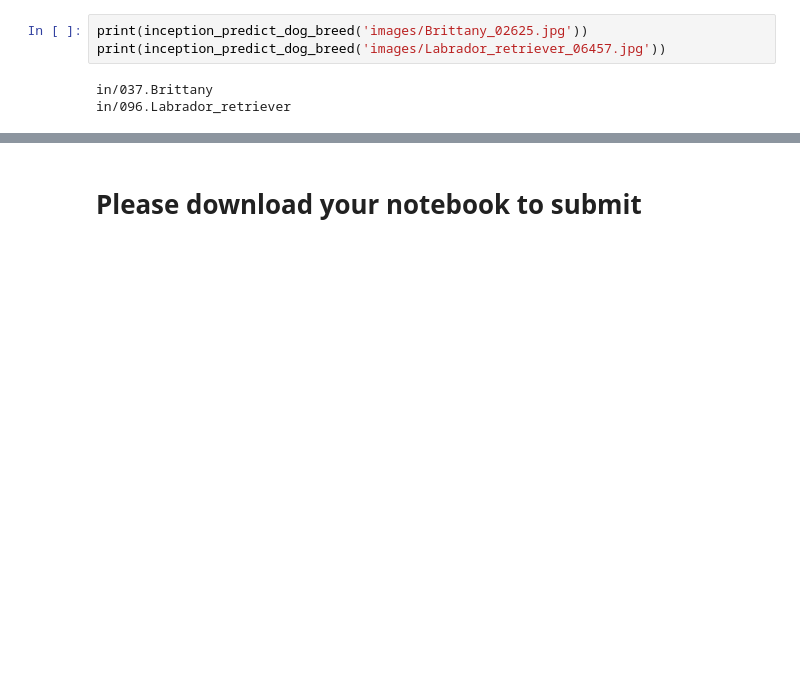
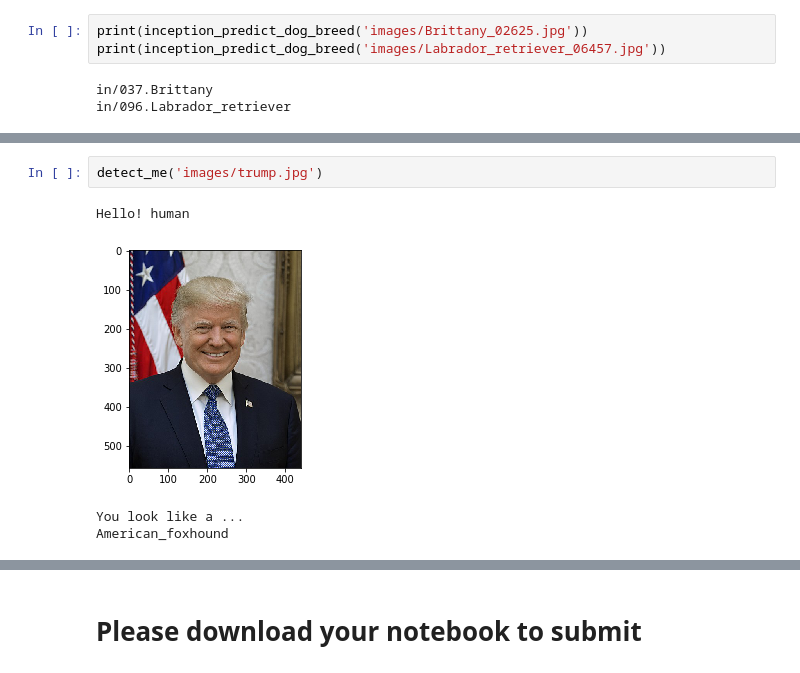
Before and after one commit to ezhilvendhan/dog-breed-classifier, a Jupyter notebook: dog_app.ipynb, the cells around one changed output, grey strips where cells are left out. Drawn from its saved outputs; the diff is of its cells as text; blank space fills up the shorter version.

```diff
--- a/dog_app.ipynb
+++ b/dog_app.ipynb
@@ -933,0 +972,7 @@ __Answer:__
+# %%
+detect_me('images/trump.jpg')
+# %% [output]
+Hello! human
+[figure, added]
+You look like a ...
+American_foxhound
```
Also changed, not shown: parts of 19 cells of this notebook, 1 other file.
